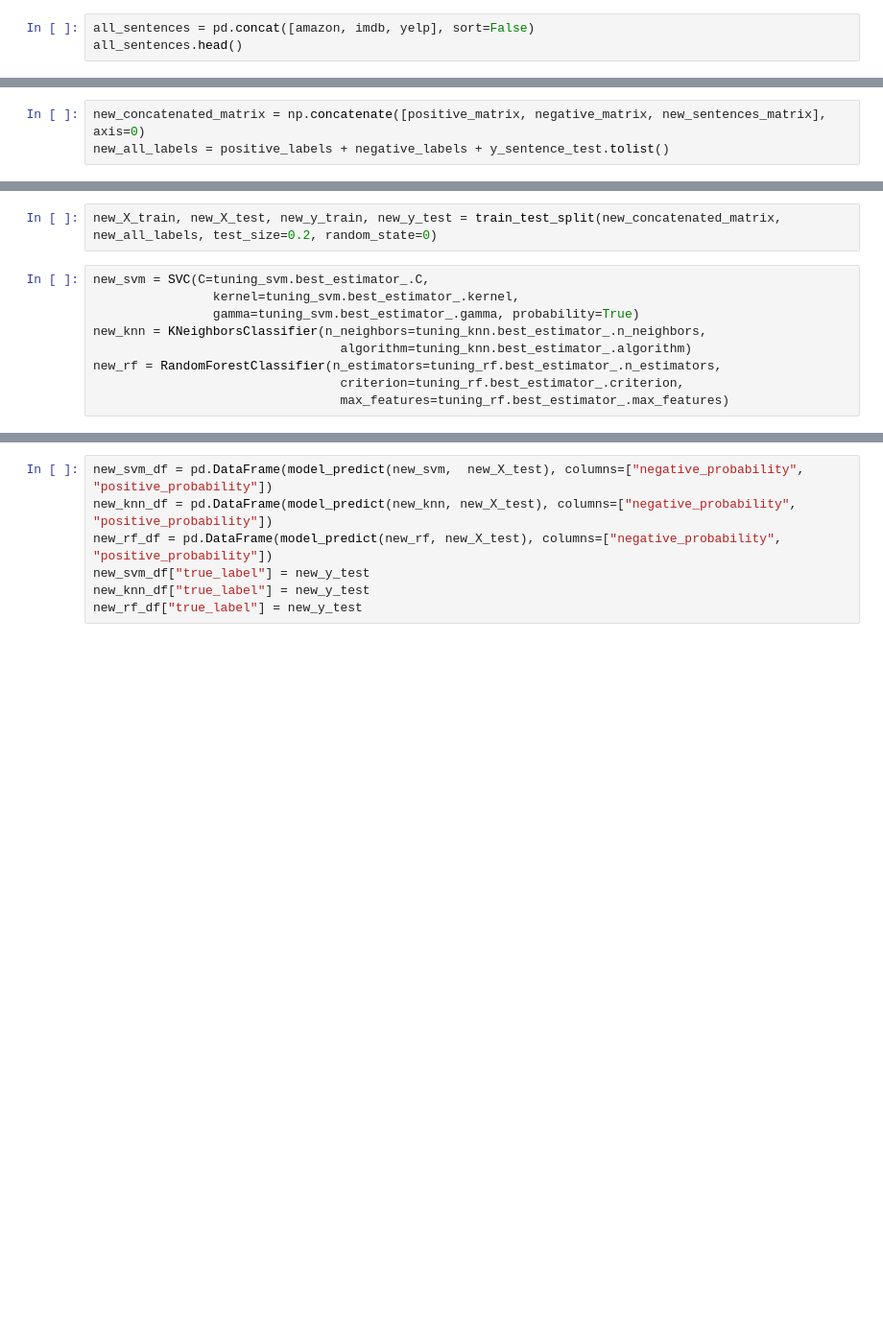
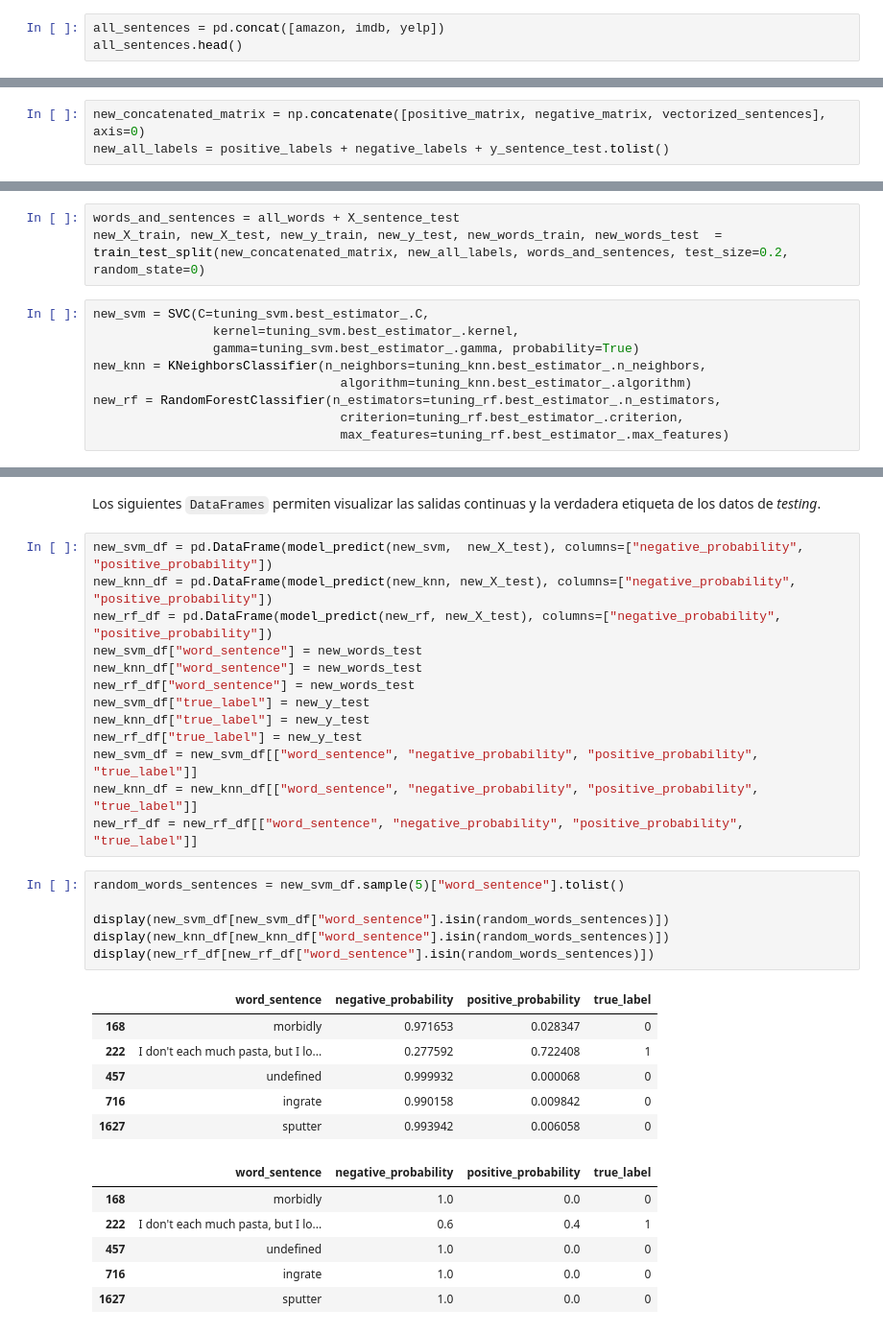
Before and after one commit to diflores/sentiment-analysis-assignment, a Jupyter notebook: Tarea 2.ipynb, the cells around one changed output, grey strips where cells are left out. Shown at 96% size. Drawn from its saved outputs; the diff is of its cells as text; blank space fills up the shorter version.

```diff
--- a/Tarea 2.ipynb
+++ b/Tarea 2.ipynb
@@ -299,5 +376,5 @@ amazon = pd.read_csv("amazon_cells_labelled.txt", sep="\t", names=["sentence", "
 imdb = pd.read_csv("imdb_labelled.txt", sep="\t", names=["sentence", "polarity"])
 yelp = pd.read_csv("yelp_labelled.txt", sep="\t", names=["sentence", "polarity"])
 # %%
-all_sentences = pd.concat([amazon, imdb, yelp], sort=False)
+all_sentences = pd.concat([amazon, imdb, yelp])
 all_sentences.head()
@@ -314,3 +407,3 @@ for sentence in X_sentence_test:
 # %%
-new_concatenated_matrix = np.concatenate([positive_matrix, negative_matrix, new_sentences_matrix], axis=0)
+new_concatenated_matrix = np.concatenate([positive_matrix, negative_matrix, vectorized_sentences], axis=0)
 new_all_labels = positive_labels + negative_labels + y_sentence_test.tolist()
@@ -323,5 +410,6 @@ print(get_metrics(final_rf, new_concatenated_matrix, new_all_labels))
 # %%
-new_X_train, new_X_test, new_y_train, new_y_test = train_test_split(new_concatenated_matrix, new_all_labels, test_size=0.2, random_state=0)
+words_and_sentences = all_words + X_sentence_test
+new_X_train, new_X_test, new_y_train, new_y_test, new_words_train, new_words_test  = train_test_split(new_concatenated_matrix, new_all_labels, words_and_sentences, test_size=0.2, random_state=0)
 # %%
 new_svm = SVC(C=tuning_svm.best_estimator_.C,
                 kernel=tuning_svm.best_estimator_.kernel,
@@ -345,7 +447,34 @@ print(new_rf_metrics)
+# %% [markdown]
+Los siguientes `DataFrames` permiten visualizar las salidas continuas y la verdadera etiqueta de los datos de *testing*.
 # %%
 new_svm_df = pd.DataFrame(model_predict(new_svm,  new_X_test), columns=["negative_probability", "positive_probability"])
 new_knn_df = pd.DataFrame(model_predict(new_knn, new_X_test), columns=["negative_probability", "positive_probability"])
 new_rf_df = pd.DataFrame(model_predict(new_rf, new_X_test), columns=["negative_probability", "positive_probability"])
+new_svm_df["word_sentence"] = new_words_test
+new_knn_df["word_sentence"] = new_words_test
+new_rf_df["word_sentence"] = new_words_test
 new_svm_df["true_label"] = new_y_test
 new_knn_df["true_label"] = new_y_test
 new_rf_df["true_label"] = new_y_test
+new_svm_df = new_svm_df[["word_sentence", "negative_probability", "positive_probability", "true_label"]]
+new_knn_df = new_knn_df[["word_sentence", "negative_probability", "positive_probability", "true_label"]]
+new_rf_df = new_rf_df[["word_sentence", "negative_probability", "positive_probability", "true_label"]]
+# %%
+random_words_sentences = new_svm_df.sample(5)["word_sentence"].tolist()
+
+display(new_svm_df[new_svm_df["word_sentence"].isin(random_words_sentences)])
+display(new_knn_df[new_knn_df["word_sentence"].isin(random_words_sentences)])
+display(new_rf_df[new_rf_df["word_sentence"].isin(random_words_sentences)])
+# %% [output]
+|  | word_sentence | negative_probability | positive_probability | true_label |
+| 168 | morbidly | 0.971653 | 0.028347 | 0 |
+| 222 | I don't each much pasta, but I lo... | 0.277592 | 0.722408 | 1 |
+| 457 | undefined | 0.999932 | 0.000068 | 0 |
+| 716 | ingrate | 0.990158 | 0.009842 | 0 |
+| 1627 | sputter | 0.993942 | 0.006058 | 0 |
+|  | word_sentence | negative_probability | positive_probability | true_label |
+| 168 | morbidly | 1.0 | 0.0 | 0 |
+| 222 | I don't each much pasta, but I lo... | 0.6 | 0.4 | 1 |
+| 457 | undefined | 1.0 | 0.0 | 0 |
+| 716 | ingrate | 1.0 | 0.0 | 0 |
+| 1627 | sputter | 1.0 | 0.0 | 0 |
```
Also changed, not shown: parts of 37 cells of this notebook.
